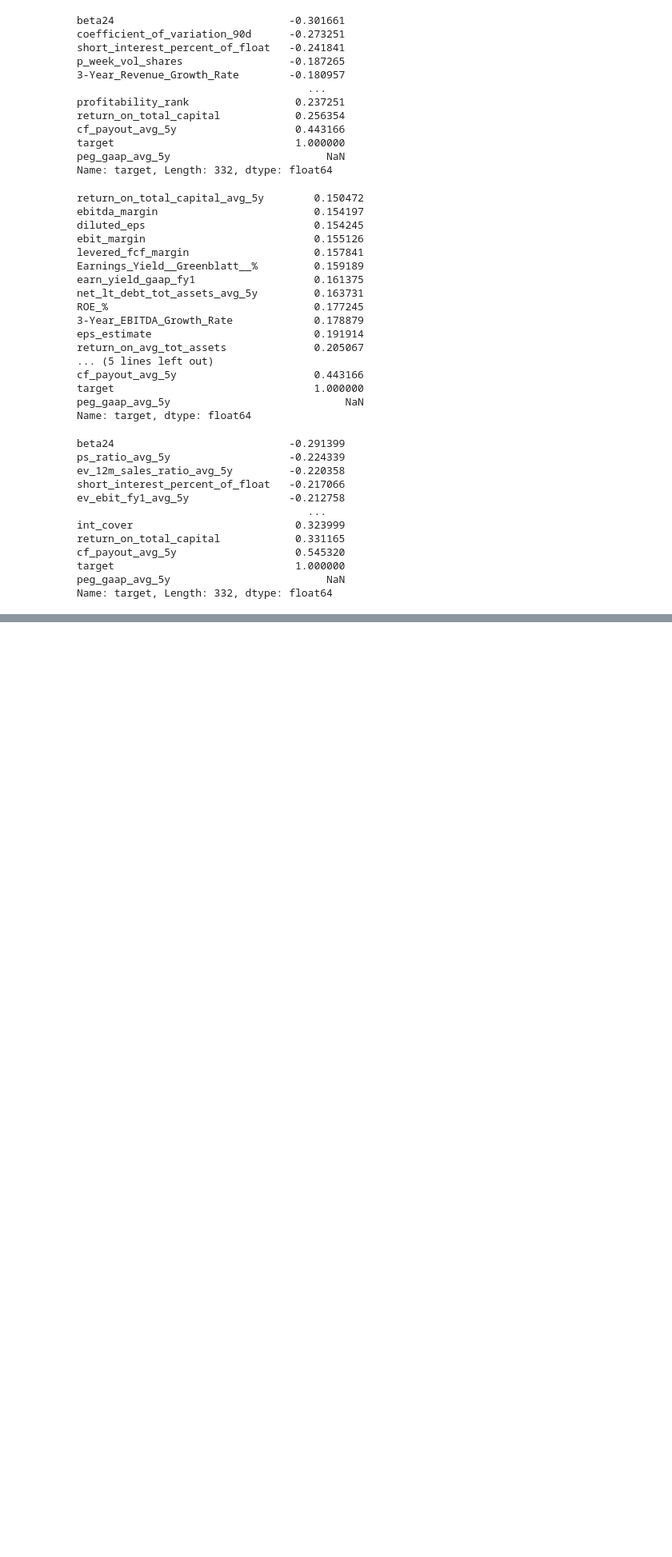
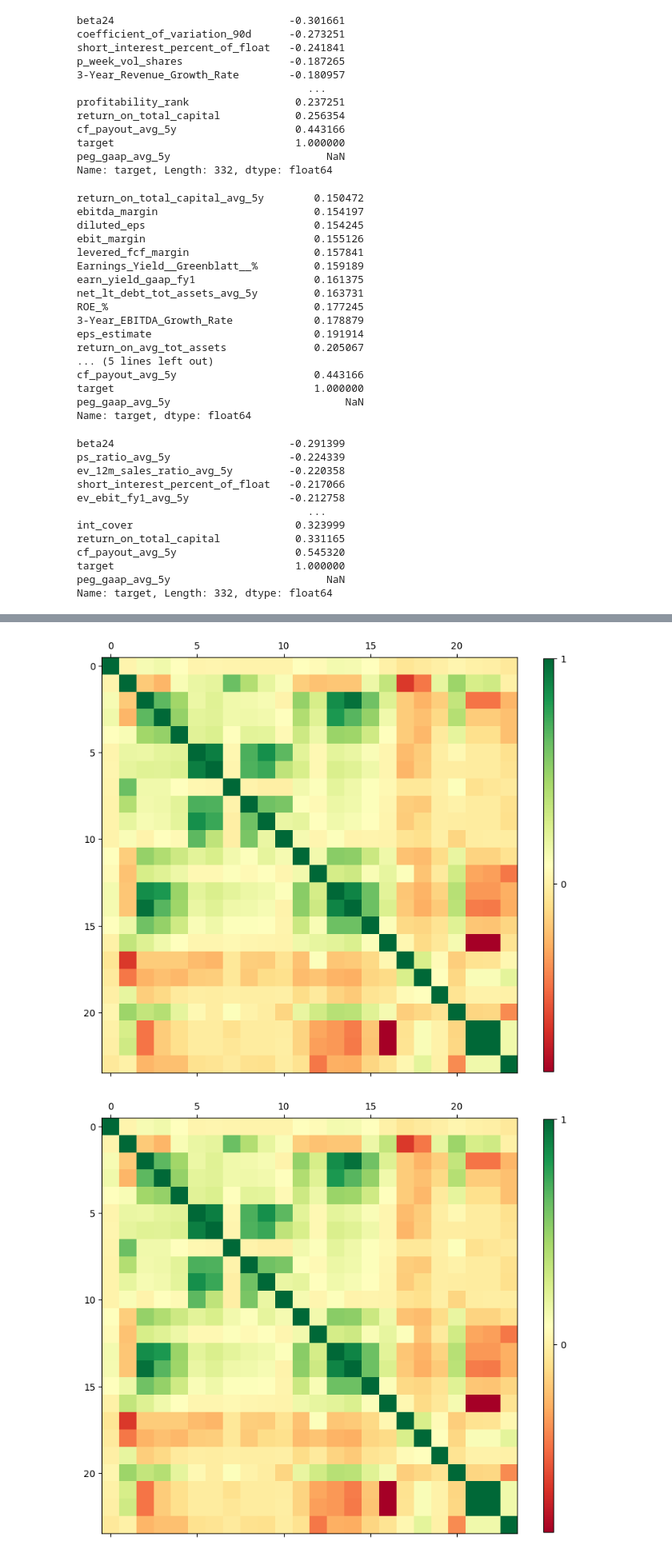
Before and after one commit to QuantBears/data-analysis, a Jupyter notebook: EDA/2023-09-26/eda_join.ipynb, the cells around one changed output, grey strips where cells are left out. Shown at 80% size. Saved outputs shown, nothing was run; the diff lists cells and outputs as text; code cells hidden in the pictures; blank space fills up the shorter version.

```diff
--- a/EDA/2023-09-26/eda_join.ipynb
+++ b/EDA/2023-09-26/eda_join.ipynb
@@ -167,0 +389,28 @@ Name: target, dtype: float64
+# %%
+def plot_corr(df,size=10):
+    '''Plot a graphical correlation matrix for a dataframe.
+
+    Input:
+        df: pandas DataFrame
+        size: vertical and horizontal size of the plot'''
+
+    %matplotlib inline
+    import matplotlib.pyplot as plt
+
+    # Compute the correlation matrix for the received dataframe
+    corr = df.corr()
+
+    # Plot the correlation matrix
+    fig, ax = plt.subplots(figsize=(size, size))
+    cax = ax.matshow(corr, cmap='RdYlGn')
+    # plt.xticks(range(len(corr.columns)), corr.columns, rotation=90);
+    # plt.yticks(range(len(corr.columns)), corr.columns);
+
+    # Add the colorbar legend
+    cbar = fig.colorbar(cax, ticks=[-1, 0, 1], aspect=40, shrink=.8)
+    return fig
+# %%
+plot_corr(X_)
+# %% [output]
+[figure, added]
+[figure, added]
```
Also changed, not shown: parts of 16 cells of this notebook.
